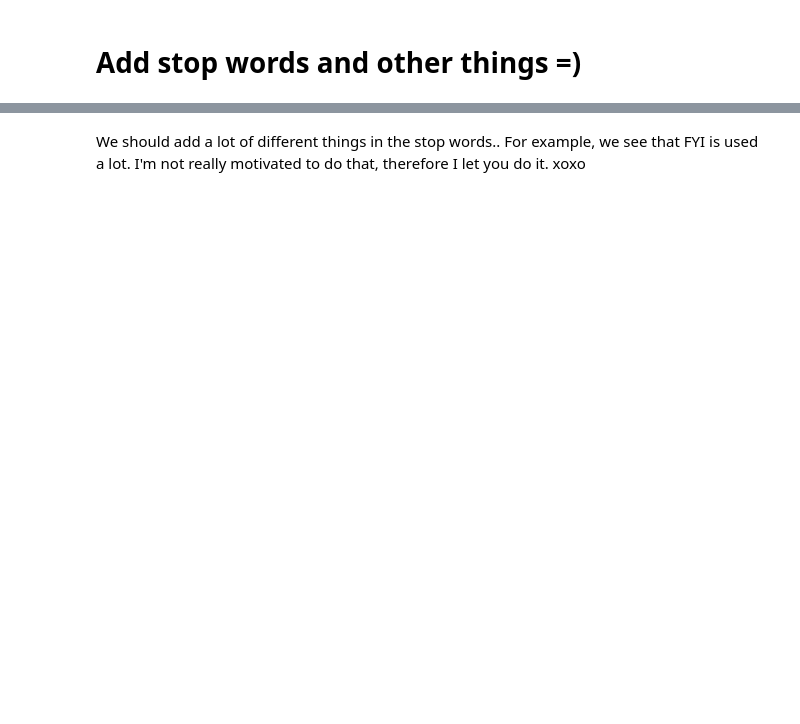
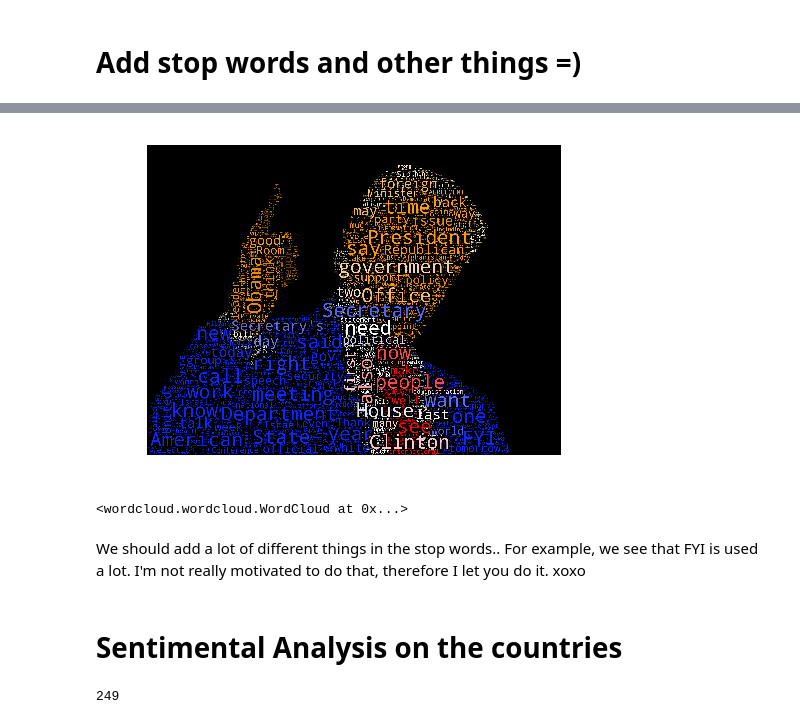
Before and after one commit to jmuth/ADA_homeworks, a Jupyter notebook: 05 - Taming Text/Taming_Text.ipynb, the cells around one changed output, grey strips where cells are left out. Saved outputs shown, nothing was run; the diff lists cells and outputs as text; code cells hidden in the pictures; blank space fills up the shorter version.

```diff
--- a/05 - Taming Text/Taming_Text.ipynb
+++ b/05 - Taming Text/Taming_Text.ipynb
@@ -77,2 +81,16 @@ plt.show()
+# %%
+# create coloring from image
+image_colors = ImageColorGenerator(trump_coloring)
+plt.imshow(wc.recolor(color_func=image_colors))
+plt.axis("off")
+plt.show()
+# %% [output]
+[figure, added]
+# %%
+wc.to_file("trump<3clinton.png")
+# %% [output]
+<wordcloud.wordcloud.WordCloud at 0x...>
 # %% [markdown]
 We should add a lot of different things in the stop words.. For example, we see that FYI is used a lot. I'm not really motivated to do that, therefore I let you do it. xoxo
+# %% [markdown]
+# Sentimental Analysis on the countries
@@ -78,0 +121,6 @@ We should add a lot of different things in the stop words.. For example, we see
+# %%
+countries["UK"] = ['uk', 'united kingdom', 'great britain']
+countries["United States"].append("U.S.")
+countries["United States"].append("U.S.A.")
+# %% [output]
+249
```
Also changed, not shown: parts of 17 cells of this notebook, 2 other files.
